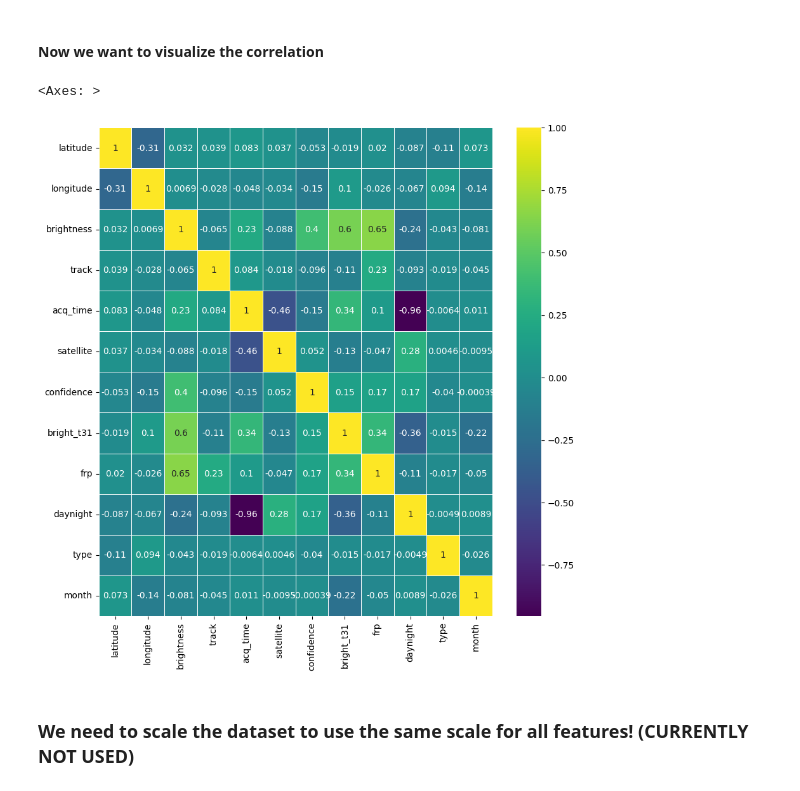
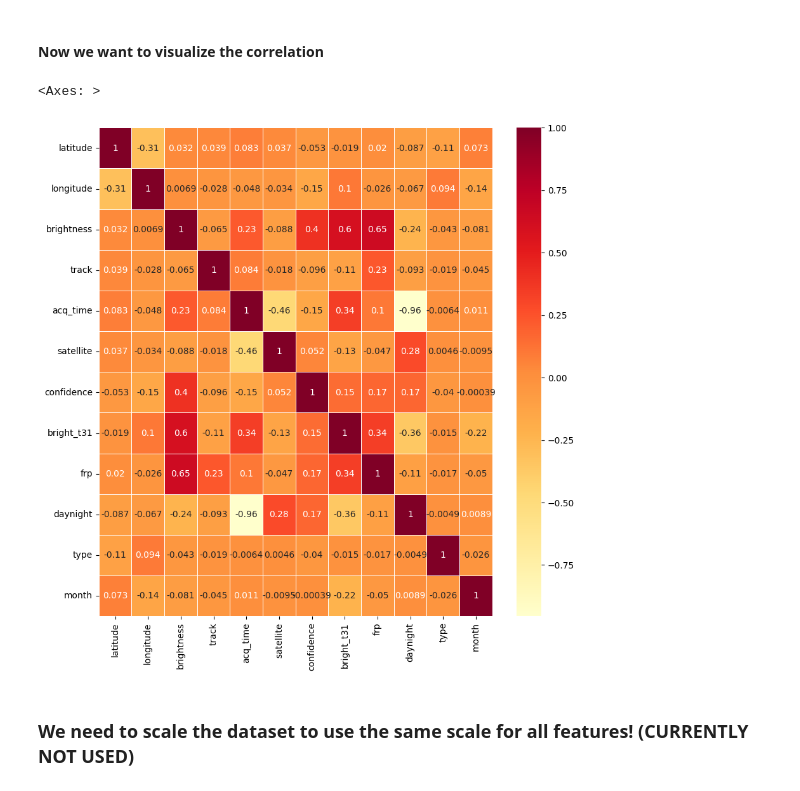
Before and after one commit to valwuzhere/wildfire_predictor, a Jupyter notebook: wildfire_prediction (1) (1).ipynb, the cells around one changed output. Drawn from its saved outputs; the diff is of its cells as text; code cells hidden in the pictures.

```diff
--- a/wildfire_prediction (1) (1).ipynb
+++ b/wildfire_prediction (1) (1).ipynb
@@ -134,10 +134,10 @@ wildfires.corr()
 # %%
 wildfire_clean_set = wildfires.drop(['scan'], axis = 1)
 plt.figure(figsize=(10, 10))
-sns.heatmap(wildfire_clean_set.corr(),annot=True,cmap='viridis',linewidths=.5)
+sns.heatmap(wildfire_clean_set.corr(),annot=True,cmap='YlOrRd',linewidths=.5)
 # %% [output]
 <Axes: >
-[figure, old version]
+[figure, new version]
 # %% [markdown]
 ### We need to scale the dataset to use the same scale for all features! (CURRENTLY NOT USED)
 # %%
```
Also changed, not shown: parts of 8 cells of this notebook.
